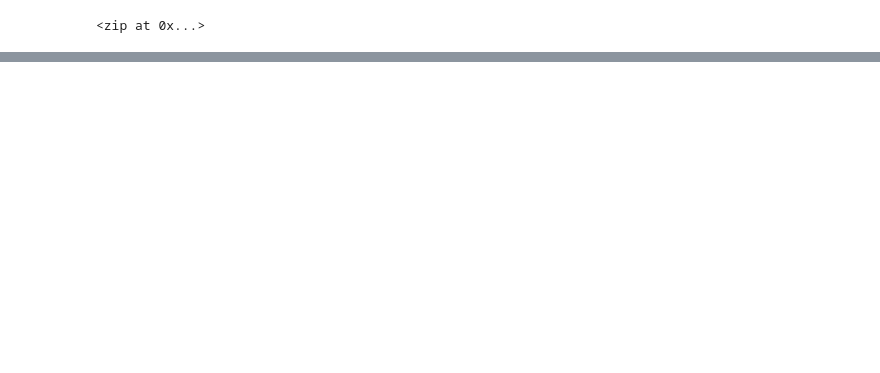
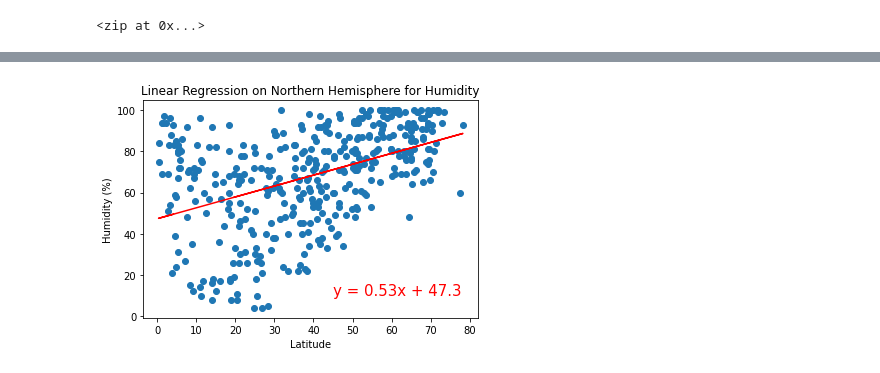
Before and after one commit to jenamis/world-weather-analysis, a Jupyter notebook: WeatherPy.ipynb, the cells around one changed output, grey strips where cells are left out. Drawn from its saved outputs; the diff is of its cells as text; code cells hidden in the pictures; blank space fills up the shorter version.

```diff
--- a/WeatherPy.ipynb
+++ b/WeatherPy.ipynb
@@ -249,0 +312,9 @@ plt.show()
+# %%
+# Linear regression on northern hemisphere
+x_values = northern_hemi_df["Lat"]
+y_values = northern_hemi_df["Humidity"]
+
+# Call function
+plot_linear_regression(x_values, y_values, "Linear Regression on Northern Hemisphere for Humidity", "Humidity (%)", (45, 10))
+# %% [output]
+[figure, added]
```
Also changed, not shown: parts of 20 cells of this notebook, 5 other files.
